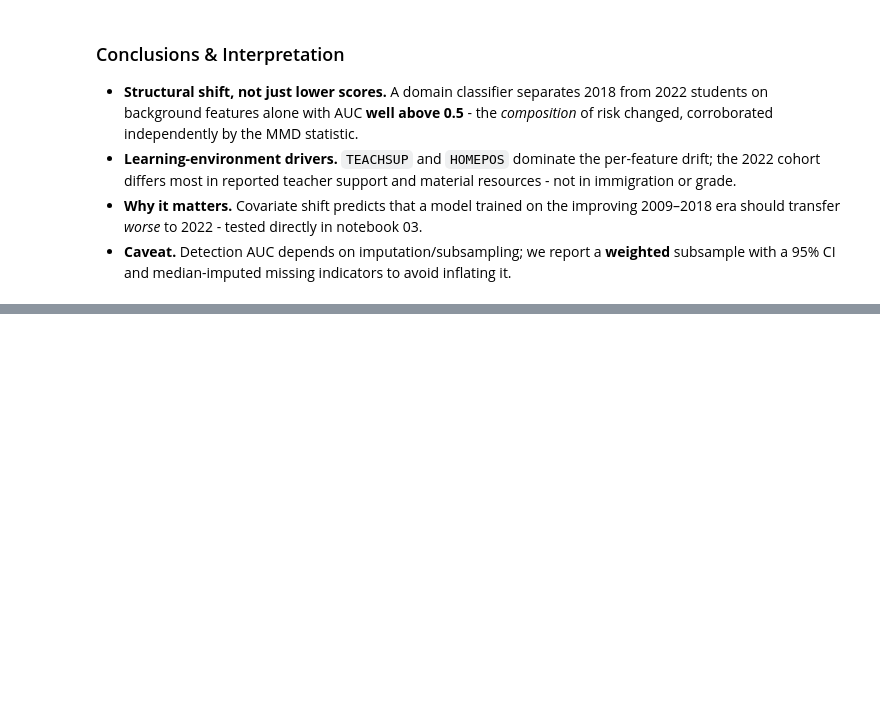
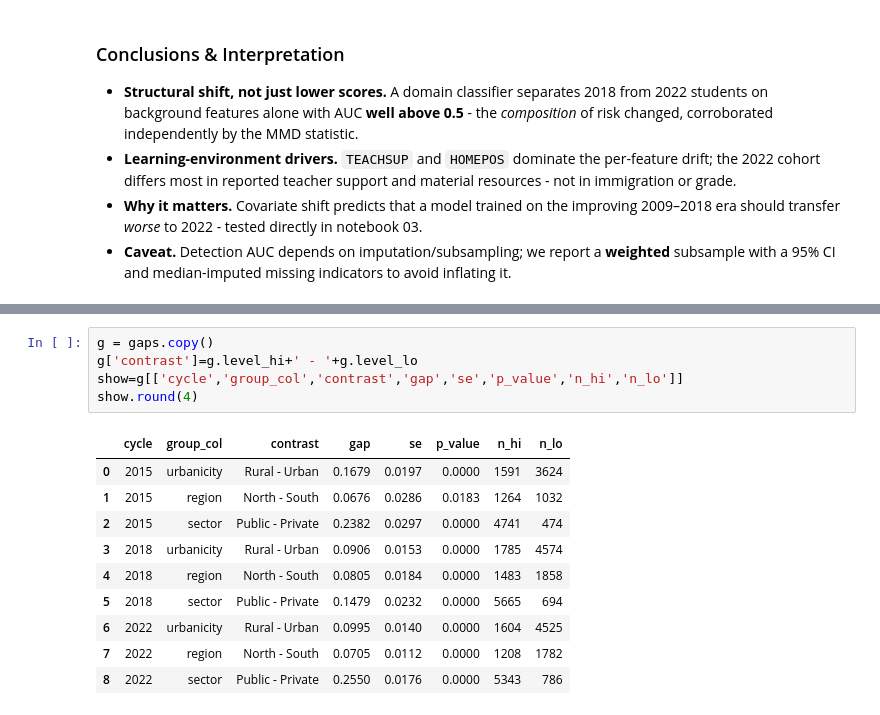
Before and after one commit to xhoja/oecd-pisa-albania, a Jupyter notebook: notebooks/02_crisis_in_context.ipynb, the cells around one changed output, grey strips where cells are left out. Drawn from its saved outputs; the diff is of its cells as text; blank space fills up the shorter version.

```diff
--- a/notebooks/02_crisis_in_context.ipynb
+++ b/notebooks/02_crisis_in_context.ipynb
@@ -270,0 +330,16 @@ If shift-AUC is high and TEACHSUP/HOMEPOS dominate the drift, the 2022 regressio
+# %%
+g = gaps.copy()
+g['contrast']=g.level_hi+' - '+g.level_lo
+show=g[['cycle','group_col','contrast','gap','se','p_value','n_hi','n_lo']]
+show.round(4)
+# %% [output]
+|  | cycle | group_col | contrast | gap | se | p_value | n_hi | n_lo |
+| 0 | 2015 | urbanicity | Rural - Urban | 0.1679 | 0.0197 | 0.0000 | 1591 | 3624 |
+| 1 | 2015 | region | North - South | 0.0676 | 0.0286 | 0.0183 | 1264 | 1032 |
+| 2 | 2015 | sector | Public - Private | 0.2382 | 0.0297 | 0.0000 | 4741 | 474 |
+| 3 | 2018 | urbanicity | Rural - Urban | 0.0906 | 0.0153 | 0.0000 | 1785 | 4574 |
+| 4 | 2018 | region | North - South | 0.0805 | 0.0184 | 0.0000 | 1483 | 1858 |
+| 5 | 2018 | sector | Public - Private | 0.1479 | 0.0232 | 0.0000 | 5665 | 694 |
+| 6 | 2022 | urbanicity | Rural - Urban | 0.0995 | 0.0140 | 0.0000 | 1604 | 4525 |
+| 7 | 2022 | region | North - South | 0.0705 | 0.0112 | 0.0000 | 1208 | 1782 |
+| 8 | 2022 | sector | Public - Private | 0.2550 | 0.0176 | 0.0000 | 5343 | 786 |
```
Also changed, not shown: parts of 14 cells of this notebook, 41 other files.
